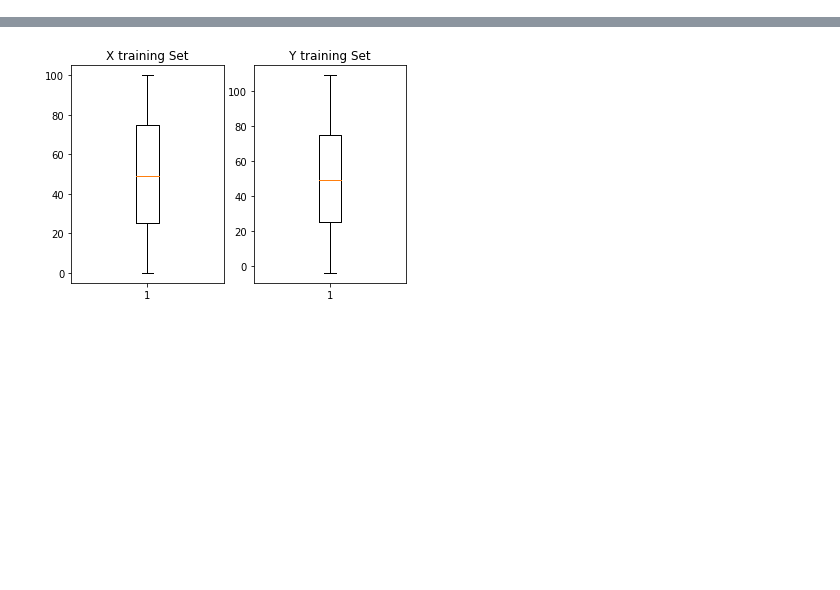
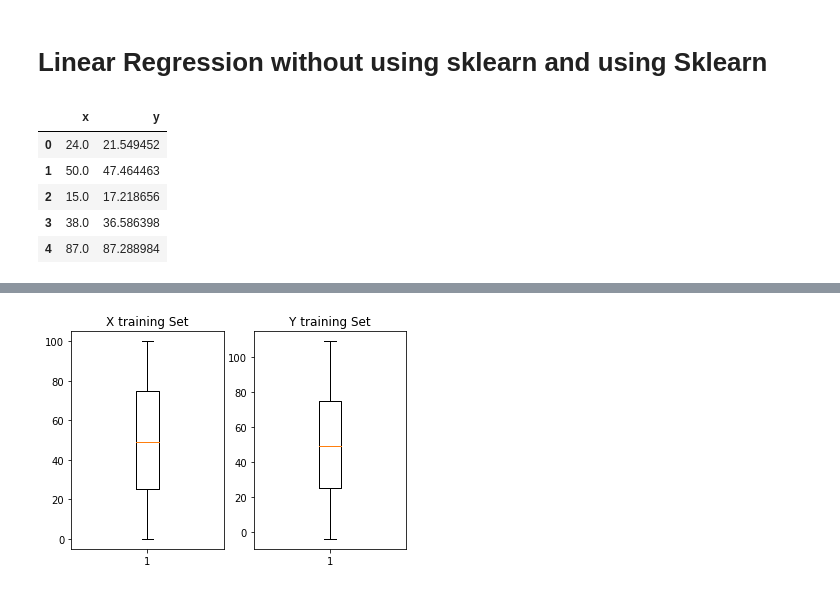
Before and after one commit to Pilot-Khadka/Linear_Regression, a Jupyter notebook: main.ipynb, the cells around one changed output, grey strips where cells are left out. Drawn from its saved outputs; the diff is of its cells as text; code cells hidden in the pictures; blank space fills up the shorter version.

```diff
--- a/main.ipynb
+++ b/main.ipynb
@@ -1 +1,3 @@
+# %% [markdown]
+# Linear Regression without using sklearn and using Sklearn
 # %%
@@ -19,0 +16,9 @@ def clean(df):
+# %%
+train.head()
+# %% [output]
+|  | x | y |
+| 0 | 24.0 | 21.549452 |
+| 1 | 50.0 | 47.464463 |
+| 2 | 15.0 | 17.218656 |
+| 3 | 38.0 | 36.586398 |
+| 4 | 87.0 | 87.288984 |
```
Also changed, not shown: parts of 23 cells of this notebook, 1 other file.
